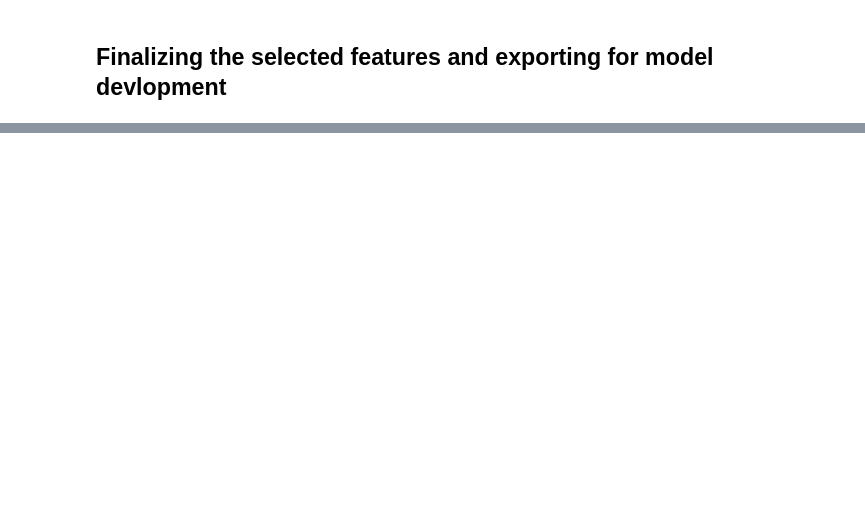
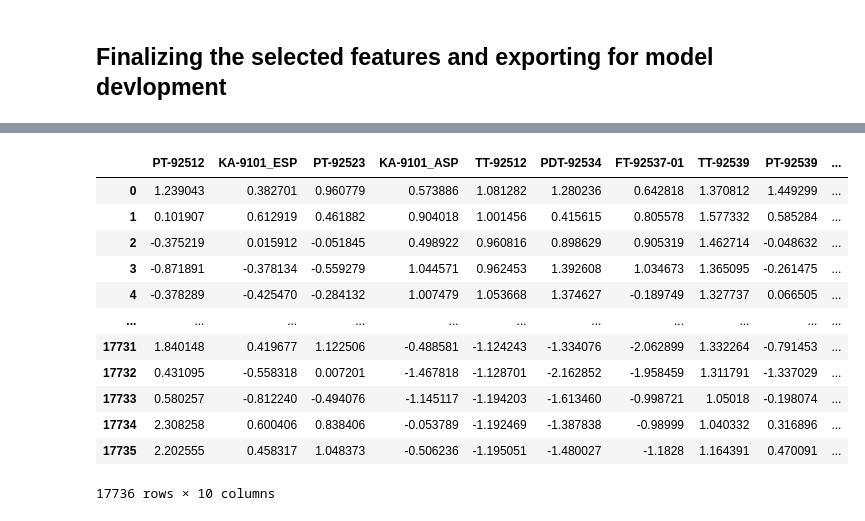
Before and after one commit to rkdey95/sensesAnomalousDelfi, a Jupyter notebook: src/dataProcecssing.ipynb, the cells around one changed output, grey strips where cells are left out. Cells and saved outputs as stored; diff of their text form; code cells hidden in the pictures; blank space fills up the shorter version.

```diff
--- a/src/dataProcecssing.ipynb
+++ b/src/dataProcecssing.ipynb
@@ -449,0 +521,16 @@ y_test.to_csv(baseSavePath+"y_test.csv",index = False)
+# %%
+dfFinal.loc[(dfFinal['index'] >= 53210) & (dfFinal['index'] < 53210 + 17736)]
+# %% [output]
+|  | PT-92512 | KA-9101_ESP | PT-92523 | KA-9101_ASP | TT-92512 | PDT-92534 | FT-92537-01 | TT-92539 | PT-92539 | ... |
+| 0 | 1.239043 | 0.382701 | 0.960779 | 0.573886 | 1.081282 | 1.280236 | 0.642818 | 1.370812 | 1.449299 | ... |
+| 1 | 0.101907 | 0.612919 | 0.461882 | 0.904018 | 1.001456 | 0.415615 | 0.805578 | 1.577332 | 0.585284 | ... |
+| 2 | -0.375219 | 0.015912 | -0.051845 | 0.498922 | 0.960816 | 0.898629 | 0.905319 | 1.462714 | -0.048632 | ... |
+| 3 | -0.871891 | -0.378134 | -0.559279 | 1.044571 | 0.962453 | 1.392608 | 1.034673 | 1.365095 | -0.261475 | ... |
+| 4 | -0.378289 | -0.425470 | -0.284132 | 1.007479 | 1.053668 | 1.374627 | -0.189749 | 1.327737 | 0.066505 | ... |
+| ... | ... | ... | ... | ... | ... | ... | ... | ... | ... | ... |
+| 17731 | 1.840148 | 0.419677 | 1.122506 | -0.488581 | -1.124243 | -1.334076 | -2.062899 | 1.332264 | -0.791453 | ... |
+| 17732 | 0.431095 | -0.558318 | 0.007201 | -1.467818 | -1.128701 | -2.162852 | -1.958459 | 1.311791 | -1.337029 | ... |
+| 17733 | 0.580257 | -0.812240 | -0.494076 | -1.145117 | -1.194203 | -1.613460 | -0.998721 | 1.05018 | -0.198074 | ... |
+| 17734 | 2.308258 | 0.600406 | 0.838406 | -0.053789 | -1.192469 | -1.387838 | -0.98999 | 1.040332 | 0.316896 | ... |
+| 17735 | 2.202555 | 0.458317 | 1.048373 | -0.506236 | -1.195051 | -1.480027 | -1.1828 | 1.164391 | 0.470091 | ... |
+17736 rows × 10 columns
```
Also changed, not shown: parts of 12 cells of this notebook, 6 other files.
